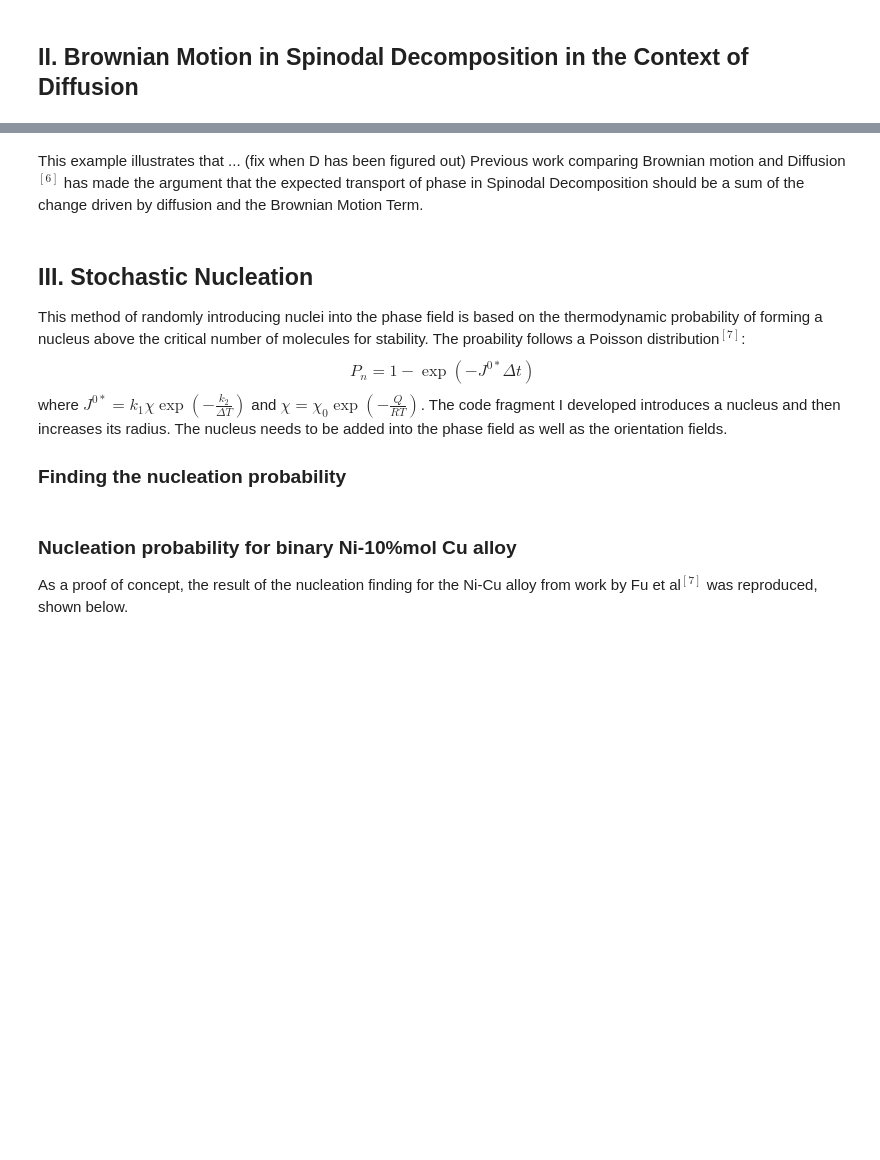
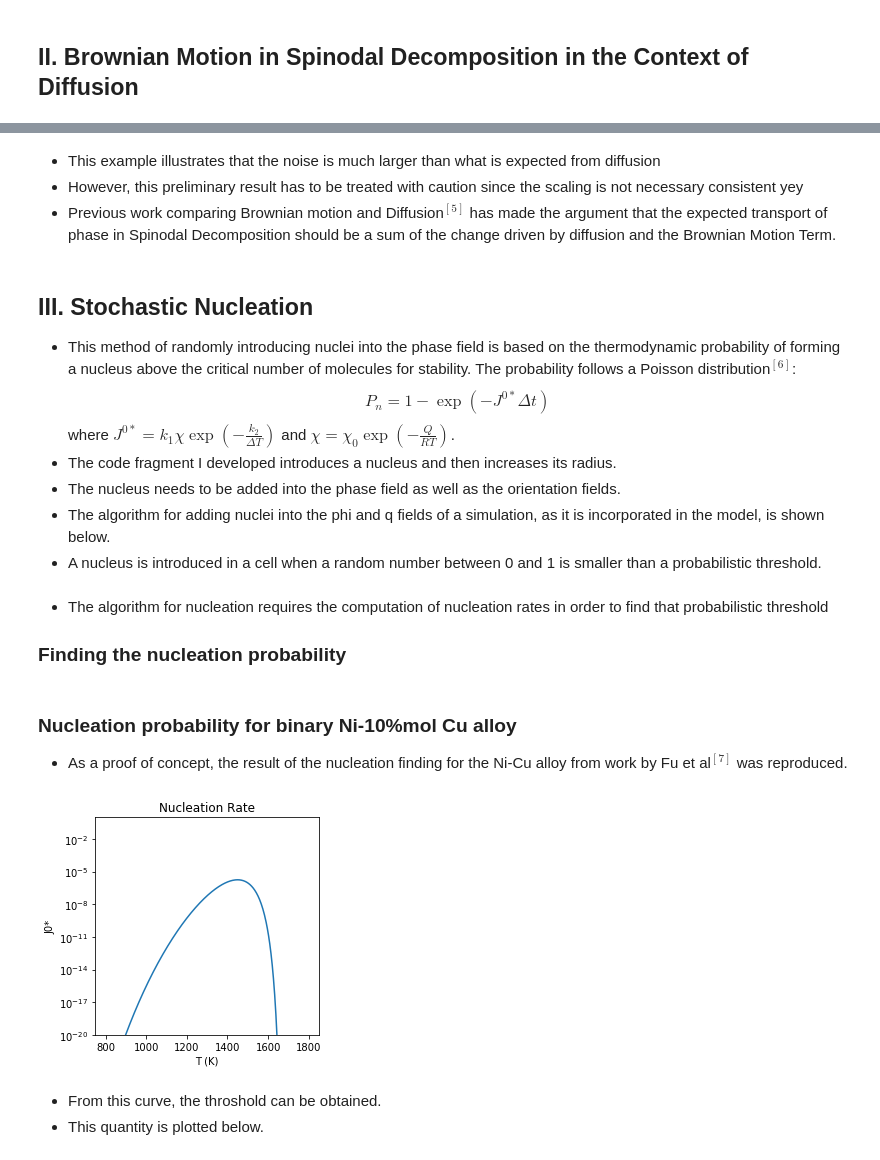
Before and after one commit to AdditiveModeling/noise, a Jupyter notebook: Noise in Phase Field Modelling.ipynb, the cells around one changed output, grey strips where cells are left out. Drawn from its saved outputs; the diff is of its cells as text; code cells hidden in the pictures; blank space fills up the shorter version.

```diff
--- a/Noise in Phase Field Modelling.ipynb
+++ b/Noise in Phase Field Modelling.ipynb
@@ -213,11 +223,14 @@ for i in range (4,8):
 # %% [markdown]
-This example illustrates that ... (fix when D has been figured out)
-Previous work comparing Brownian motion and Diffusion$^{[6]}$ has made the argument that the expected transport of phase in Spinodal Decomposition should be a sum of the change driven by diffusion and the Brownian Motion Term.
+- This example illustrates that the noise is much larger than what is expected from diffusion
+- However, this preliminary result has to be treated with caution since the scaling is not necessary consistent yey
+- Previous work comparing Brownian motion and Diffusion$^{[5]}$ has made the argument that the expected transport of phase in Spinodal Decomposition should be a sum of the change driven by diffusion and the Brownian Motion Term.
 # %% [markdown]
 ## III. Stochastic Nucleation
 
-This method of randomly introducing nuclei into the phase field is based on the thermodynamic probability of forming a nucleus above the critical number of molecules for stability. The proability follows a Poisson distribution$^{[7]}$:$$
+- This method of randomly introducing nuclei into the phase field is based on the thermodynamic probability of forming a nucleus above the critical number of molecules for stability. The probability follows a Poisson distribution$^{[6]}$:$$
 P_{n}=1-\exp \left(-J^{0 *} \Delta t\right)
  $$ where $J^{0 *}=k_{1} \chi \exp \left(-\frac{k_{2}}{\Delta T}\right)$ and $\chi=\chi_{0} \exp \left(-\frac{Q}{R T}\right)$.
-The code fragment I developed introduces a nucleus and then increases its radius. The nucleus needs to be added into the phase field as well as the orientation fields.
-### Finding the nucleation probability
+- The code fragment I developed introduces a nucleus and then increases its radius.
+- The nucleus needs to be added into the phase field as well as the orientation fields.
+- The algorithm for adding nuclei into the phi and q fields of a simulation, as it is incorporated in the model, is shown below.
+- A nucleus is introduced in a cell when a random number between 0 and 1 is smaller than a probabilistic threshold.
@@ -224,3 +257,6 @@ The code fragment I developed introduces a nucleus and then increases its radius
+# %% [markdown]
+- The algorithm for nucleation requires the computation of nucleation rates in order to find that probabilistic threshold
+### Finding the nucleation probability
 # %%
 def find_Pn(T_M, T, Q ,dt):
     #finding the probability of forming a critical nucleus, nucleating only every 500 time steps
@@ -233,22 +269,29 @@ def find_Pn(T_M, T, Q ,dt):
     return J0,Pn
 # %% [markdown]
 ### Nucleation probability for binary Ni-10%mol Cu alloy
-As a proof of concept, the result of the nucleation finding for the Ni-Cu alloy from work by Fu et al$^{[7]}$ was reproduced, shown below.
+- As a proof of concept, the result of the nucleation finding for the Ni-Cu alloy from work by Fu et al$^{[7]}$ was reproduced.
 # %%
 e=2.7182818284590452353
+#parameters for Ni-Cu alloy from Fu et al
 Q=8*10**5
 Tm=1697
 dt=10**(-6)
 T=np.arange(800, 1800, 2)
 y,p1=find_Pn(Tm, T, Q, dt)
 
+#plotting the temperature dependance of J0*
 plt.plot(T, y)
 plt.yscale('log')
-plt.title('Nucleation Probability')
+plt.title('Nucleation Rate')
 plt.ylim(10**(-20),1)
 plt.xlabel('T (K)')
-plt.ylabel('J0')
+plt.ylabel('J0*')
 plt.show()
+# %% [output]
+[figure, added]
+# %% [markdown]
+- From this curve, the throshold can be obtained.
+- This quantity is plotted below.
 # %%
 plt.figure(figsize=(6,3))
 plt.plot(T[220:400], p1[220:400])
```
Also changed, not shown: parts of 25 cells of this notebook.
